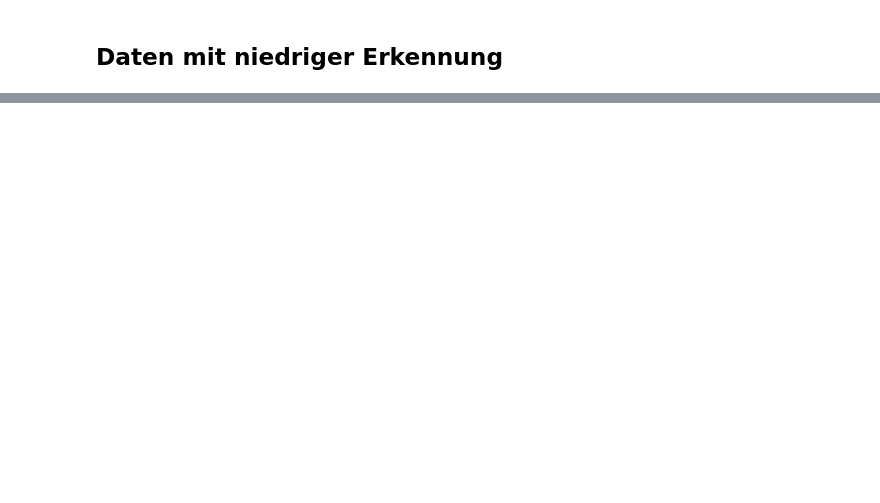
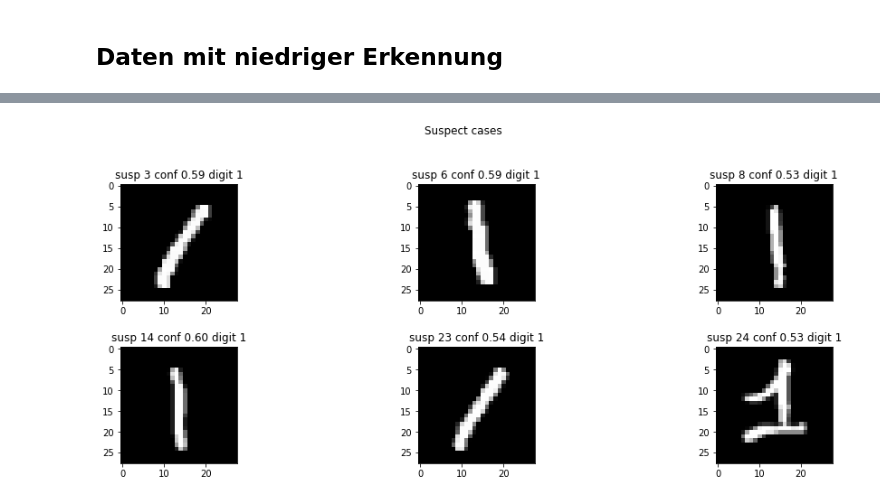
Before and after one commit to ditomax/mlwifianwender, a Jupyter notebook: 12 Anwendungsbeispiel Analysis and quality control of data.ipynb, the cells around one changed output, grey strips where cells are left out. Saved outputs shown, nothing was run; the diff lists cells and outputs as text; code cells hidden in the pictures; blank space fills up the shorter version.

```diff
--- a/12 Anwendungsbeispiel Analysis and quality control of data.ipynb
+++ b/12 Anwendungsbeispiel Analysis and quality control of data.ipynb
@@ -392,18 +578,20 @@ plt.show()
 # %%
 fig = plt.figure()
 
 fig.suptitle('Suspect cases')
 plotCount = 0
 
 for i in range(len(suspectList)):
     correctClass = np.argmax(y_train[i])
-    if plotCount < 9 and correctClass == 3:
+    if plotCount < 9 and correctClass == 1:
             ax = plt.subplot(330 + 1 + plotCount)
             ax.set_title('susp {} conf {:.2f} digit {}'.format ( i, suspectListConfidence[i], correctClass ) )
             image = x_train[i].reshape((28,28))
             plt.imshow(image, cmap=plt.get_cmap('gray'))
             plotCount+= 1
 
 
 plt.subplots_adjust(wspace=0.4,hspace=0.4)
 plt.show()
+# %% [output]
+[figure, added]
```
Also changed, not shown: parts of 36 cells of this notebook, 13 other files.
